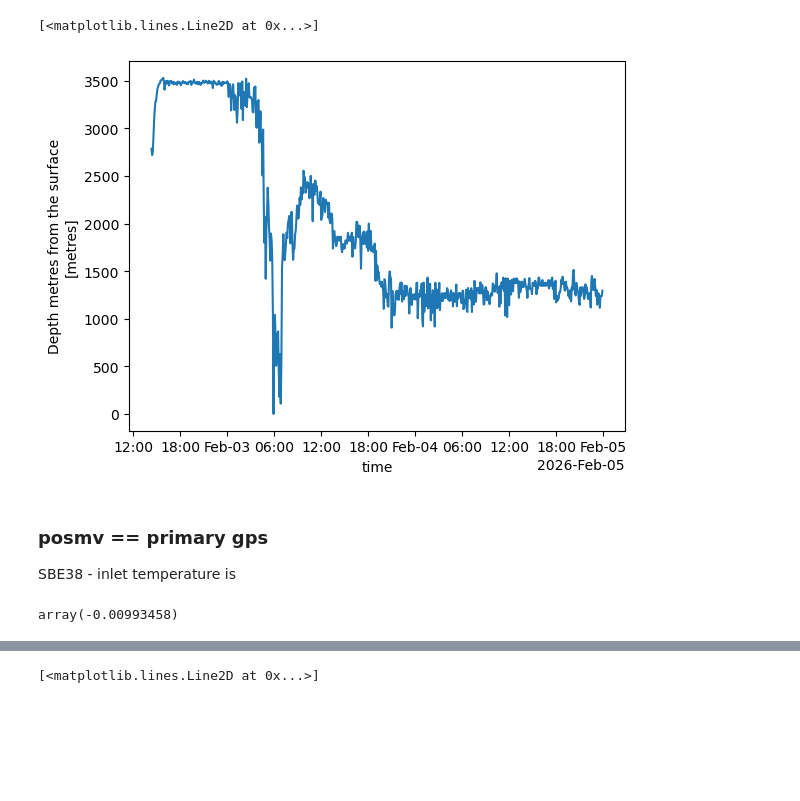
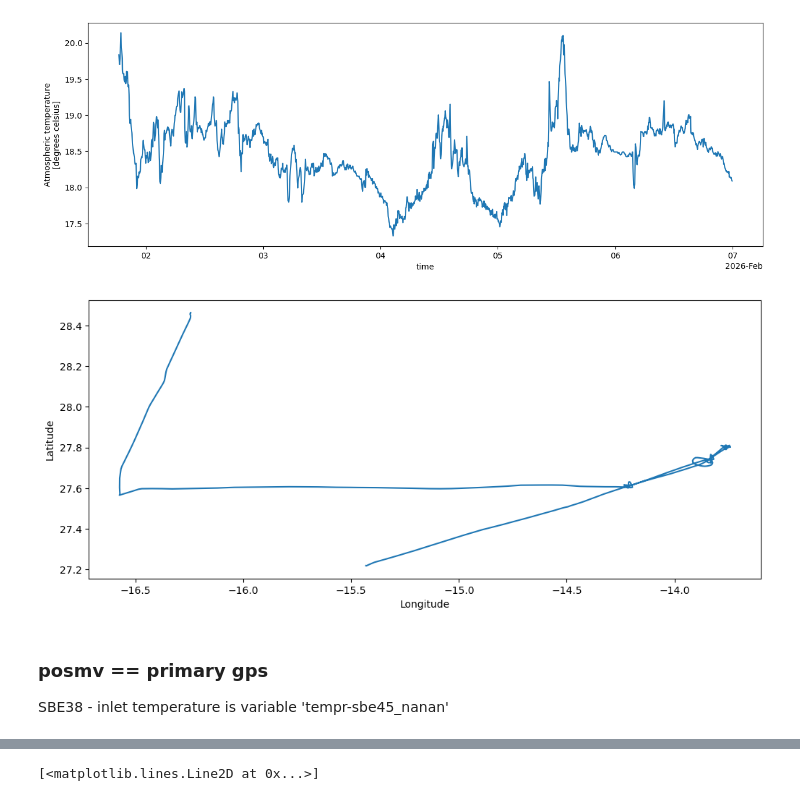
Before and after one commit to NOC-OCP/ocp_hydro_matlab, a Jupyter notebook: Python/Explore_data.ipynb, the cells around one changed output, grey strips where cells are left out. Cells and saved outputs as stored; diff of their text form; code cells hidden in the pictures; blank space fills up the shorter version.

```diff
--- a/Python/Explore_data.ipynb
+++ b/Python/Explore_data.ipynb
@@ -75,13 +102,15 @@ TypeError: No numeric data to plot.
-# %%
-ds['waterdepthmetrefromsurface-ea640_sddbs'][:].plot()
-# %% [output]
-[<matplotlib.lines.Line2D at 0x...>]
-[figure, removed]
+# %%
+plt.figure(figsize=[15,5])
+ds['airtemp-nudammet_sfmet'].plot();
+# %% [output]
+[figure, added]
+# %%
+plt.figure(figsize=[12,5])
+plt.plot(ds['longitude-posmv_gprmc'],ds['latitude-posmv_gprmc']);
+plt.xlabel("Longitude"); plt.ylabel("Latitude");
+# %% [output]
+[figure, added]
 # %% [markdown]
 ### posmv == primary gps
 
-SBE38 - inlet temperature is
+SBE38 - inlet temperature is variable 'tempr-sbe45_nanan'
-# %%
-ds['ch6-nudammet_ndmet'].mean().values
-# %% [output]
-array(-0.00993458)
```
Also changed, not shown: parts of 13 cells of this notebook, 5 other files.
